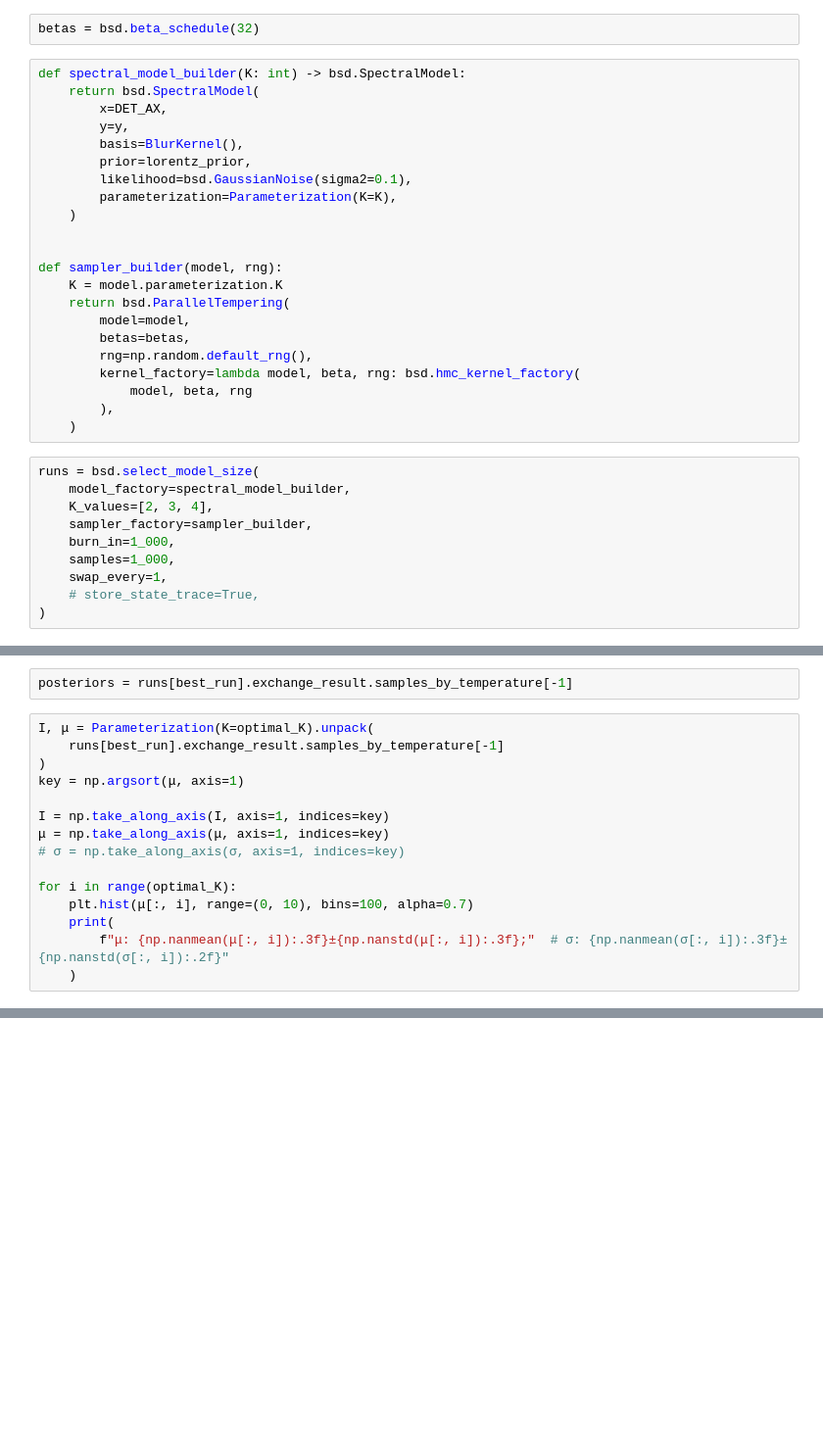
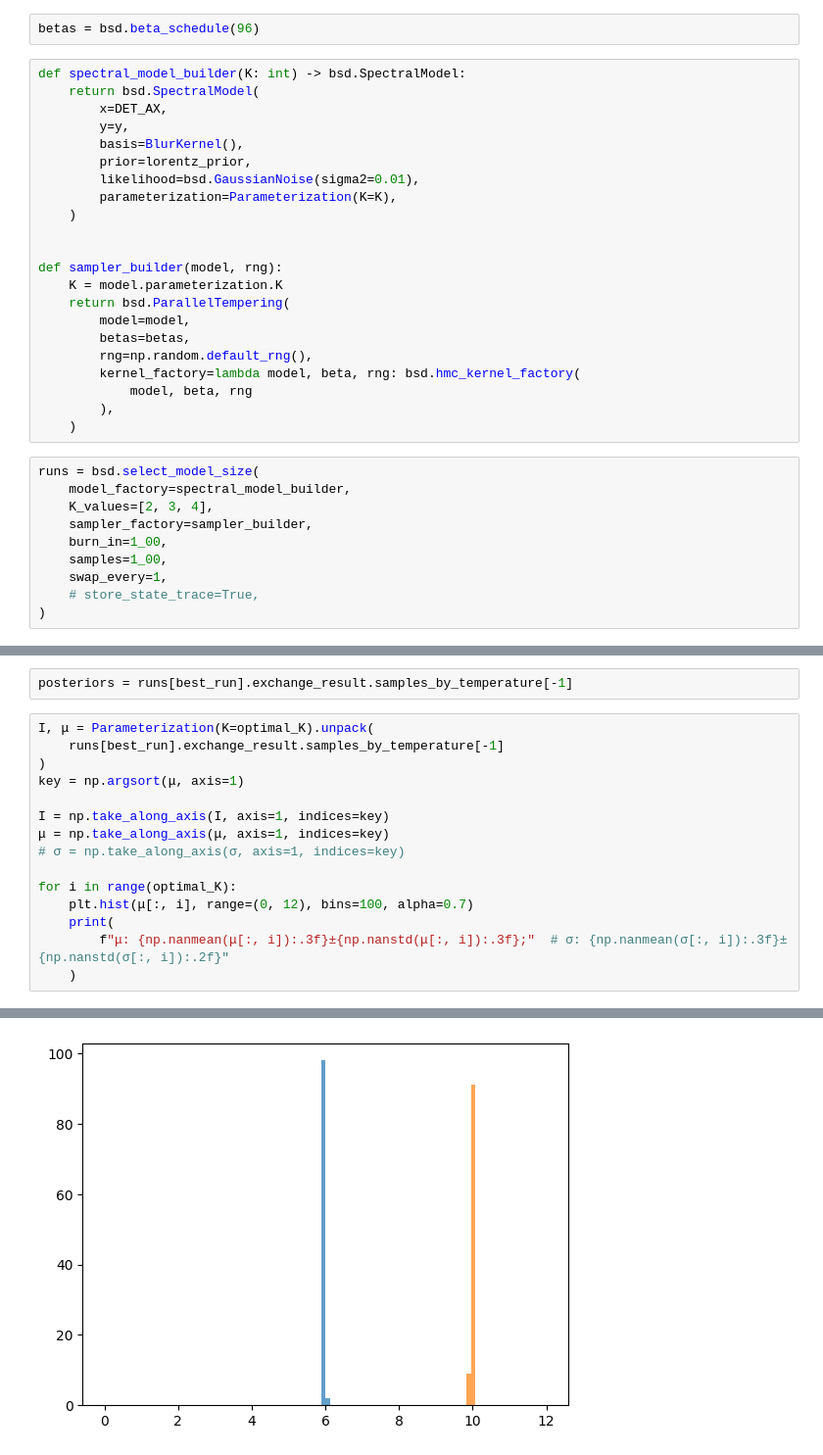
Before and after one commit to SangersJeroen/BayesianSpectralDeconvolution, a Jupyter notebook: notebooks/HMC_example.ipynb, the cells around one changed output, grey strips where cells are left out. Shown at 98% size. Cells and saved outputs as stored; diff of their text form; blank space fills up the shorter version.

```diff
--- a/notebooks/HMC_example.ipynb
+++ b/notebooks/HMC_example.ipynb
@@ -138,7 +147,7 @@ lorentz_prior = LorentzPrior(
     # widths=bsd.GammaPrior(5, 8),
 )
 # %%
-betas = bsd.beta_schedule(32)
+betas = bsd.beta_schedule(96)
 # %%
 def spectral_model_builder(K: int) -> bsd.SpectralModel:
     return bsd.SpectralModel(
@@ -146,7 +155,7 @@ def spectral_model_builder(K: int) -> bsd.SpectralModel:
         y=y,
         basis=BlurKernel(),
         prior=lorentz_prior,
-        likelihood=bsd.GaussianNoise(sigma2=0.1),
+        likelihood=bsd.GaussianNoise(sigma2=0.01),
         parameterization=Parameterization(K=K),
     )
 
@@ -166,8 +175,8 @@ runs = bsd.select_model_size(
     model_factory=spectral_model_builder,
     K_values=[2, 3, 4],
     sampler_factory=sampler_builder,
-    burn_in=1_000,
-    samples=1_000,
+    burn_in=1_00,
+    samples=1_00,
     swap_every=1,
     # store_state_trace=True,
 )
@@ -195,7 +258,8 @@ I = np.take_along_axis(I, axis=1, indices=key)
 # σ = np.take_along_axis(σ, axis=1, indices=key)
 
 for i in range(optimal_K):
-    plt.hist(μ[:, i], range=(0, 10), bins=100, alpha=0.7)
+    plt.hist(μ[:, i], range=(0, 12), bins=100, alpha=0.7)
     print(
         f"μ: {np.nanmean(μ[:, i]):.3f}±{np.nanstd(μ[:, i]):.3f};"  # σ: {np.nanmean(σ[:, i]):.3f}±{np.nanstd(σ[:, i]):.2f}"
     )
+# %% [output]
@@ -202,3 +268,4 @@ for i in range(optimal_K):
+[figure, added]
 # %%
 evals = []
 for i in range(optimal_K):
```
Also changed, not shown: parts of 15 cells of this notebook, 2 other files.
